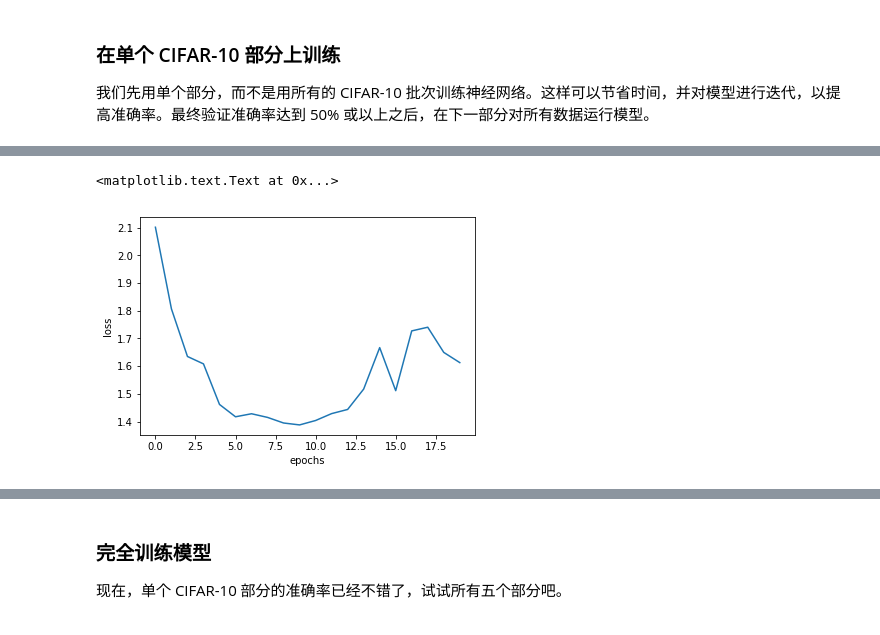
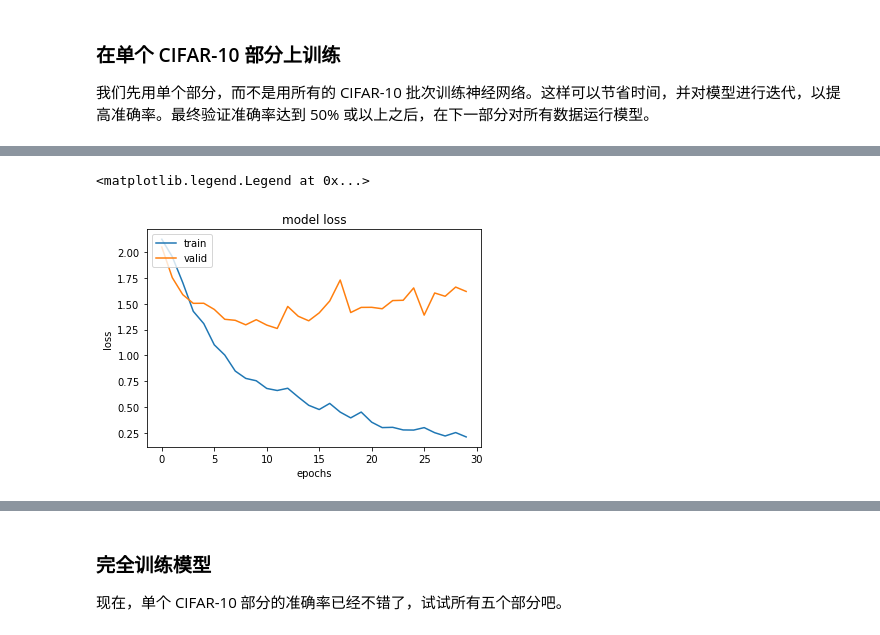
Before and after one commit to HaishuoFang/image_classification, a Jupyter notebook: dlnd_image_classification.ipynb, the cells around one changed output, grey strips where cells are left out. Cells and saved outputs as stored; diff of their text form; code cells hidden in the pictures.

```diff
--- a/dlnd_image_classification.ipynb
+++ b/dlnd_image_classification.ipynb
@@ -379,9 +380,9 @@ def conv_net(x, keep_prob):
     #    Play around with different number of outputs, kernel size and stride
     # Function Definition from Above:
     #    conv2d_maxpool(x_tensor, conv_num_outputs, conv_ksize, conv_strides, pool_ksize, pool_strides)
-    conv1 = conv2d_maxpool(x, 64, (5,5), (2,2), (3,3), (1,1))
-    conv2 = conv2d_maxpool(conv1,128 , (5,5), (2,2), (3,3), (1,1))
-    conv3 = conv2d_maxpool(conv2, 128, (5,5), (2,2), (3,3), (1,1))
+    conv1 = conv2d_maxpool(x, 64, (3,3), (2,2), (3,3), (1,1))
+    conv2 = conv2d_maxpool(conv1,128 , (3,3), (2,2), (3,3), (1,1))
+    conv3 = conv2d_maxpool(conv2, 128, (3,3), (2,2), (3,3), (1,1))
 
     # TODO: Apply a Flatten Layer
     # Function Definition from Above:
@@ -496,9 +497,11 @@ def print_stats(session, feature_batch, label_batch, cost, accuracy):
     : accuracy: TensorFlow accuracy function
     """
     # TODO: Implement Function
-    valid_loss,acc = session.run([cost,accuracy],feed_dict = {x:valid_features,y:valid_labels,keep_prob : 1.0})
-    print('value_loss :{},accuracy:{}'.format(valid_loss,acc))
-    return valid_loss,acc
+    train_acc,train_loss = session.run([accuracy,cost],feed_dict = {x:feature_batch,y:label_batch,keep_prob : 1.0})
+    valid_acc,valid_loss = session.run([accuracy,cost],feed_dict = {x:valid_features,y:valid_labels,keep_prob : 1.0})
+
+    print('value_loss :{},accuracy:{}'.format(train_loss,valid_acc))
+    return valid_loss,valid_acc,train_loss,train_acc
 # %% [markdown]
 ### 超参数
 
@@ -513,8 +516,8 @@ def print_stats(session, feature_batch, label_batch, cost, accuracy):
 * 设置 `keep_probability` 表示使用丢弃时保留节点的概率
 # %%
 # TODO: Tune Parameters
-epochs = 20
-batch_size = 64
+epochs = 30
+batch_size = 128
 keep_probability = 0.5
 # %% [markdown]
 ### 在单个 CIFAR-10 部分上训练
@@ -528,16 +531,20 @@ print('Checking the Training on a Single Batch...')
 with tf.Session() as sess:
     # Initializing the variables
     sess.run(tf.global_variables_initializer())
-    loss_list = []
-    acc_list = []
+    train_loss_list = []
+    train_acc_list = []
+    valid_acc_list = []
+    valid_loss_list = []
     # Training cycle
     for epoch in range(epochs):
         batch_i = 1
         for batch_features, batch_labels in helper.load_preprocess_training_batch(batch_i, batch_size):
             train_neural_network(sess, optimizer, keep_probability, batch_features, batch_labels)
         print('Epoch {:>2}, CIFAR-10 Batch {}:  '.format(epoch + 1, batch_i), end='')
-        loss,acc = print_stats(sess, batch_features, batch_labels, cost, accuracy)
-        loss_list.append(loss)
-        acc_list.append(acc)
+        valid_loss,valid_acc,train_loss,train_acc = print_stats(sess, batch_features, batch_labels, cost, accuracy)
+        train_loss_list.append(train_loss)
+        valid_acc_list.append(valid_acc)
+        valid_loss_list.append(valid_loss)
+        train_acc_list.append(train_acc)
 # %% [output]
 Checking the Training on a Single Batch...
@@ -561,9 +568,12 @@ Epoch 20, CIFAR-10 Batch 1:  value_loss :1.6126173734664917,accuracy:0.541999936
 import matplotlib.pyplot as plt
 # %%
 %matplotlib inline
-plt.plot(loss_list)
+plt.plot(train_loss_list)
+plt.plot(valid_loss_list)
 plt.xlabel('epochs')
 plt.ylabel('loss')
+plt.title('model loss')
+plt.legend(['train','valid'],loc = 'upper left')
 # %% [output]
-<matplotlib.text.Text at 0x...>
+<matplotlib.legend.Legend at 0x...>
-[figure, old version]
+[figure, new version]
```
Also changed, not shown: parts of 6 cells of this notebook, 2 other files.
